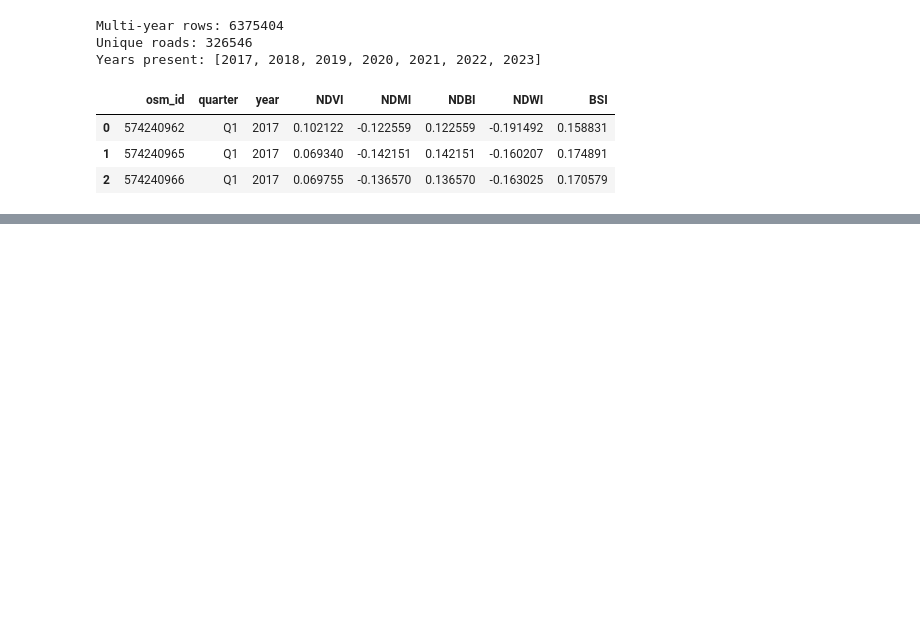
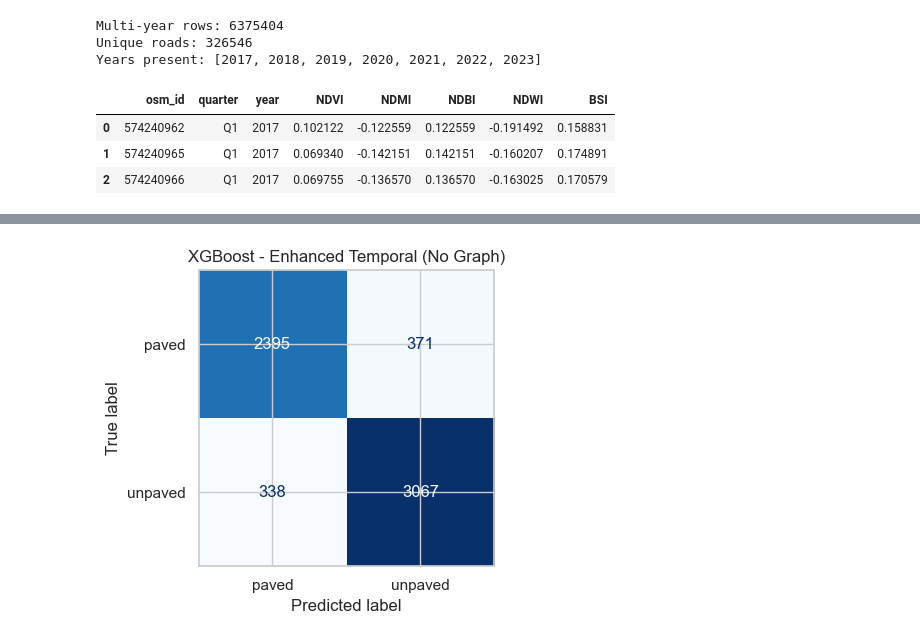
Before and after one commit to tsl-imperial/Sentinel-FYP, a Jupyter notebook: notebooks/testlayer1.ipynb, the cells around one changed output, grey strips where cells are left out. Saved outputs shown, nothing was run; the diff lists cells and outputs as text; code cells hidden in the pictures; blank space fills up the shorter version.

Commit message:
update layer1 notebooks
adding fclass as feature to see improvement on model

```diff
--- a/notebooks/testlayer1.ipynb
+++ b/notebooks/testlayer1.ipynb
@@ -511,0 +606,72 @@ print("Feature count (enhanced):", len(feature_cols_temporal))
+# %%
+# ---- XGBoost directly on enhanced temporal features (no graph) ----
+from sklearn.model_selection import train_test_split
+from sklearn.metrics import classification_report, confusion_matrix, ConfusionMatrixDisplay
+import matplotlib.pyplot as plt
+import pandas as pd
+import numpy as np
+
+try:
+    from xgboost import XGBClassifier
+except Exception as e:
+    raise ImportError("xgboost is not installed. Install with: pip install xgboost") from e
+
+if 'rf_temporal' not in globals():
+    raise ValueError("rf_temporal not found. Run enhanced temporal section first.")
+
+# Use unique variable names so nothing downstream is overwritten
+xgb_temp_df = rf_temporal.copy()
+xgb_temp_df['osm_id'] = xgb_temp_df['osm_id'].astype(str)
+
+xgb_temp_feature_cols = [c for c in xgb_temp_df.columns if c not in ['osm_id', 'layer1_label_large']]
+X_temp = xgb_temp_df[xgb_temp_feature_cols].apply(pd.to_numeric, errors='coerce')
+y_temp = xgb_temp_df['layer1_label_large'].copy()
+
+# median impute for XGBoost
+med_temp = X_temp.median(numeric_only=True)
+X_temp = X_temp.fillna(med_temp).fillna(0)
+
+Xtr_temp, Xte_temp, ytr_temp, yte_temp = train_test_split(
+    X_temp, y_temp, test_size=0.2, random_state=42, stratify=y_temp
+)
+
+label_map_temp = {'paved': 0, 'unpaved': 1}
+inv_label_map_temp = {0: 'paved', 1: 'unpaved'}
+
+ytr_num_temp = ytr_temp.map(label_map_temp)
+neg_temp = int((ytr_num_temp == 0).sum())
+pos_temp = int((ytr_num_temp == 1).sum())
+spw_temp = (neg_temp / pos_temp) if pos_temp > 0 else 1.0
+
+xgb_temporal_model = XGBClassifier(
+    n_estimators=900,
+    max_depth=6,
+    learning_rate=0.05,
+    subsample=0.9,
+    colsample_bytree=0.9,
+    reg_lambda=1.0,
+    min_child_weight=2,
+    objective='binary:logistic',
+    eval_metric='logloss',
+    scale_pos_weight=spw_temp,
+    random_state=42,
+    n_jobs=-1,
+)
+
+xgb_temporal_model.fit(Xtr_temp, ytr_num_temp)
+pred_num_temp = xgb_temporal_model.predict(Xte_temp)
+pred_lbl_temp = pd.Series(pred_num_temp).map(inv_label_map_temp).values
+
+print("XGBoost report (enhanced temporal, no graph):")
+print(classification_report(yte_temp, pred_lbl_temp, digits=3))
+
+cm_temp = confusion_matrix(yte_temp, pred_lbl_temp, labels=['paved', 'unpaved'])
+fig, ax = plt.subplots(figsize=(5, 4))
+ConfusionMatrixDisplay(cm_temp, display_labels=['paved', 'unpaved']).plot(ax=ax, cmap='Blues', colorbar=False)
+ax.set_title('XGBoost - Enhanced Temporal (No Graph)')
+plt.tight_layout()
+plt.show()
+
+imp_temp = pd.Series(xgb_temporal_model.feature_importances_, index=xgb_temp_feature_cols).sort_values(ascending=False)
+display(imp_temp.head(25).to_frame('importance'))
+# %% [output]
@@ -511,0 +687 @@ print("Feature count (enhanced):", len(feature_cols_temporal))
+[figure, added]
```
Also changed, not shown: parts of 14 cells of this notebook, 1 other file.
